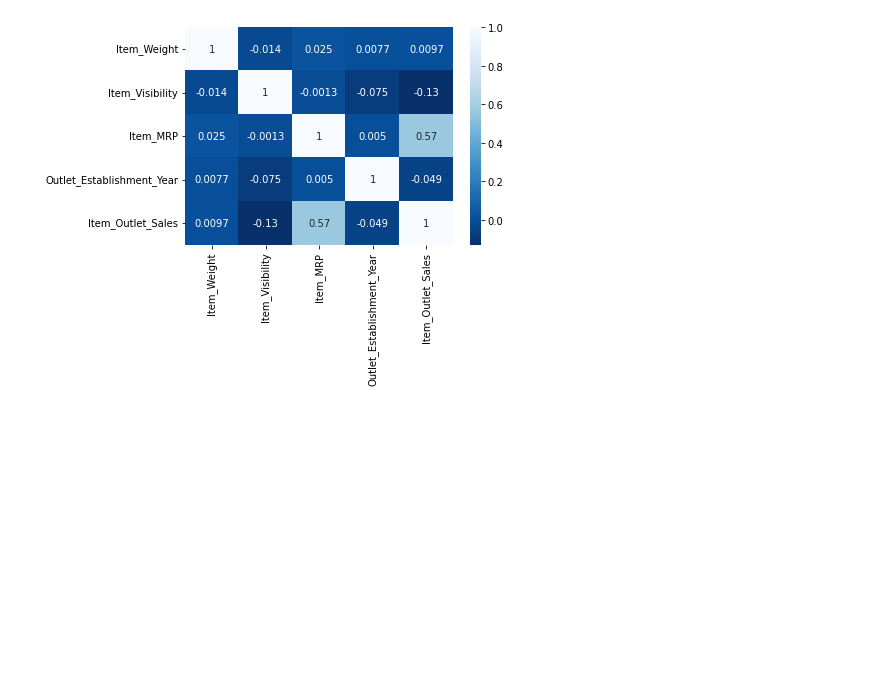
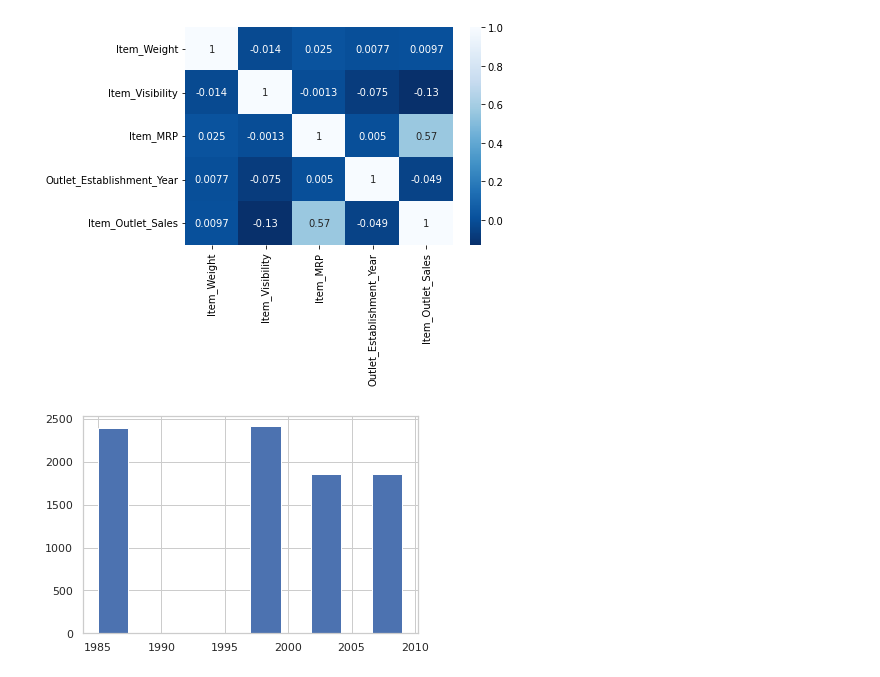
Before and after one commit to cristiank1038/predicciones-ventas-alimenticias, a Jupyter notebook: Actividad_sales_predictions.ipynb, the cells around one changed output. Drawn from its saved outputs; the diff is of its cells as text; code cells hidden in the pictures; blank space fills up the shorter version.

```diff
--- a/Actividad_sales_predictions.ipynb
+++ b/Actividad_sales_predictions.ipynb
@@ -336,3 +336,11 @@ sns.heatmap(corr, cmap = 'Blues_r', annot = True)
 # %% [output]
 <matplotlib.axes._subplots.AxesSubplot at 0x...>
 [figure]
+# %%
+# histograma duración de erupciones con 8 barras
+df['Outlet_Establishment_Year'].hist()  #(bins=8)
+# plt.xlabel("Duración en minutos")
+# plt.ylabel("Frecuencia")
+plt.show()
+# %% [output]
+[figure, added]
```
Also changed, not shown: parts of 1 cell of this notebook.
